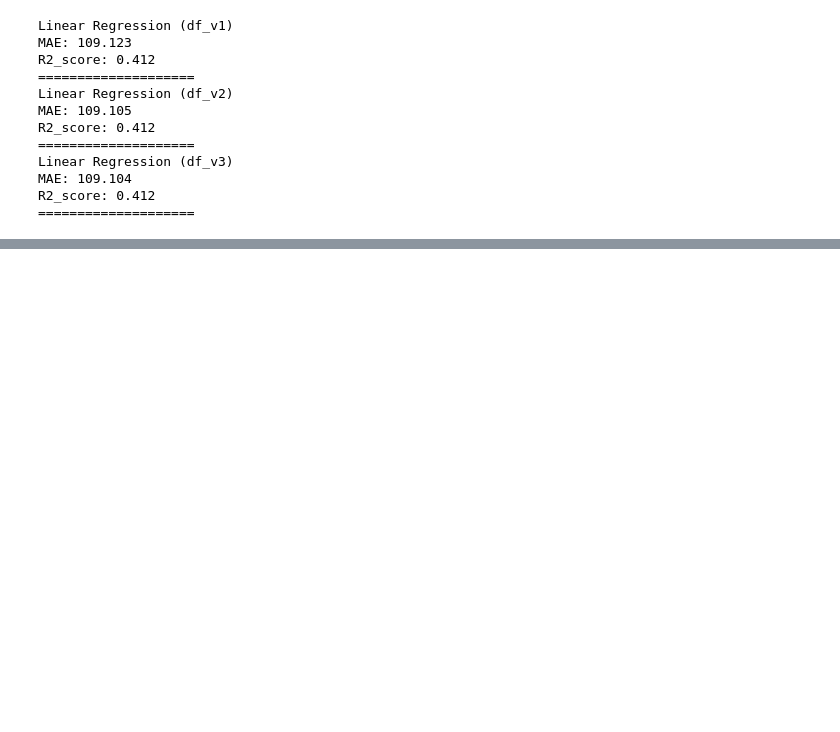
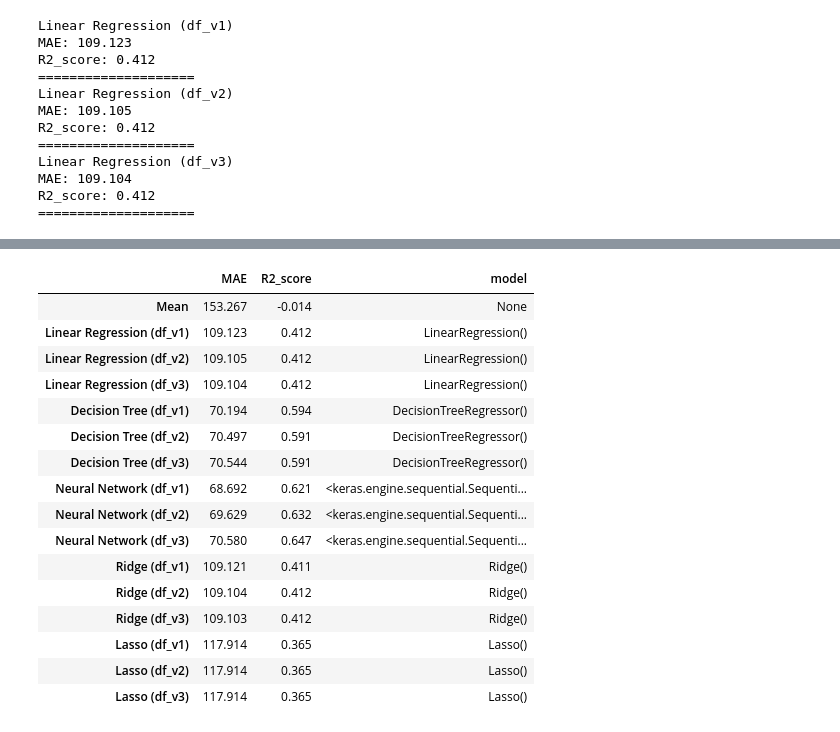
Before and after one commit to phys-winner/water-predictor-bot, a Jupyter notebook: notebooks/algo_research.ipynb, the cells around one changed output, grey strips where cells are left out. Saved outputs shown, nothing was run; the diff lists cells and outputs as text; code cells hidden in the pictures; blank space fills up the shorter version.

Commit message:
algo_research: add lasso, ridge

```diff
--- a/notebooks/algo_research.ipynb
+++ b/notebooks/algo_research.ipynb
@@ -234,0 +319,20 @@ R2_score: 0.59
+# %%
+pd.DataFrame.from_dict(results, orient='index')
+# %% [output]
+|  | MAE | R2_score | model |
+| Mean | 153.267 | -0.014 | None |
+| Linear Regression (df_v1) | 109.123 | 0.412 | LinearRegression() |
+| Linear Regression (df_v2) | 109.105 | 0.412 | LinearRegression() |
+| Linear Regression (df_v3) | 109.104 | 0.412 | LinearRegression() |
+| Decision Tree (df_v1) | 70.194 | 0.594 | DecisionTreeRegressor() |
+| Decision Tree (df_v2) | 70.497 | 0.591 | DecisionTreeRegressor() |
+| Decision Tree (df_v3) | 70.544 | 0.591 | DecisionTreeRegressor() |
+| Neural Network (df_v1) | 68.692 | 0.621 | <keras.engine.sequential.Sequenti... |
+| Neural Network (df_v2) | 69.629 | 0.632 | <keras.engine.sequential.Sequenti... |
+| Neural Network (df_v3) | 70.580 | 0.647 | <keras.engine.sequential.Sequenti... |
+| Ridge (df_v1) | 109.121 | 0.411 | Ridge() |
+| Ridge (df_v2) | 109.104 | 0.412 | Ridge() |
+| Ridge (df_v3) | 109.103 | 0.412 | Ridge() |
+| Lasso (df_v1) | 117.914 | 0.365 | Lasso() |
+| Lasso (df_v2) | 117.914 | 0.365 | Lasso() |
+| Lasso (df_v3) | 117.914 | 0.365 | Lasso() |
```
Also changed, not shown: parts of 26 cells of this notebook.
